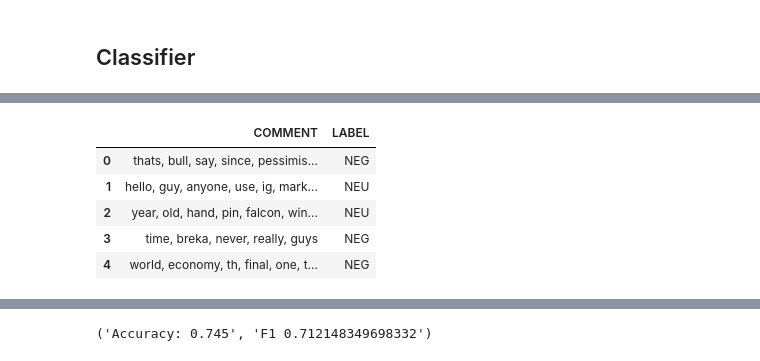
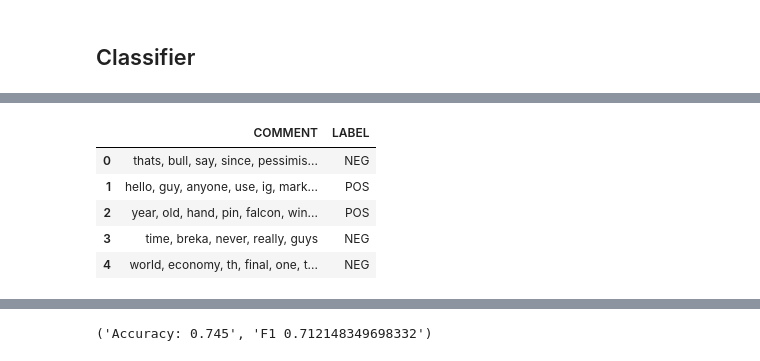
Before and after one commit to falkenovergaard/TA_Exam, a Jupyter notebook: Classifer_test_1.ipynb, the cells around one changed output, grey strips where cells are left out. Drawn from its saved outputs; the diff is of its cells as text; code cells hidden in the pictures.

```diff
--- a/Classifer_test_1.ipynb
+++ b/Classifer_test_1.ipynb
@@ -8,6 +9,7 @@ from sklearn.metrics import accuracy_score, f1_score
 from sklearn.linear_model import LogisticRegression
 from sklearn import svm
 # %%
-df =  pd.read_excel('data/output/clean_labeled_data.xlsx')
+df_pos = pd.read_excel('data/output/clean_labeled_data.xlsx')
+df_neg = pd.read_excel('data/output/clean_labeled_data.xlsx')
 # %% [markdown]
 Raghava
@@ -15,0 +48,2 @@ Raghava
+# %%
+df_pos['LABEL'] = df_pos['LABEL'].map({'NEU':'POS','POS':'POS','NEG':'NEG'})
@@ -16,9 +52,9 @@ Raghava
 # %%
-df.head()
+df_pos.head()
 # %% [output]
 |  | COMMENT | LABEL |
 | 0 | thats, bull, say, since, pessimis... | NEG |
-| 1 | hello, guy, anyone, use, ig, mark... | NEU |
-| 2 | year, old, hand, pin, falcon, win... | NEU |
+| 1 | hello, guy, anyone, use, ig, mark... | POS |
+| 2 | year, old, hand, pin, falcon, win... | POS |
 | 3 | time, breka, never, really, guys | NEG |
 | 4 | world, economy, th, final, one, t... | NEG |
```
Also changed, not shown: parts of 19 cells of this notebook.
